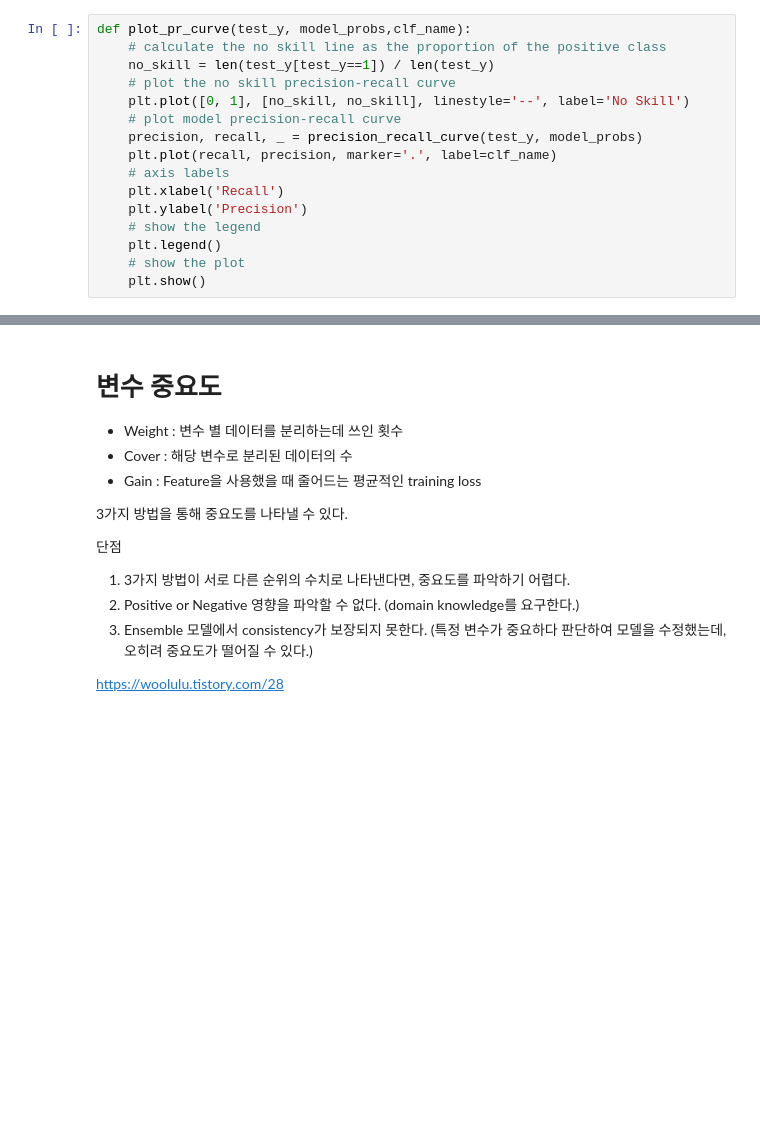
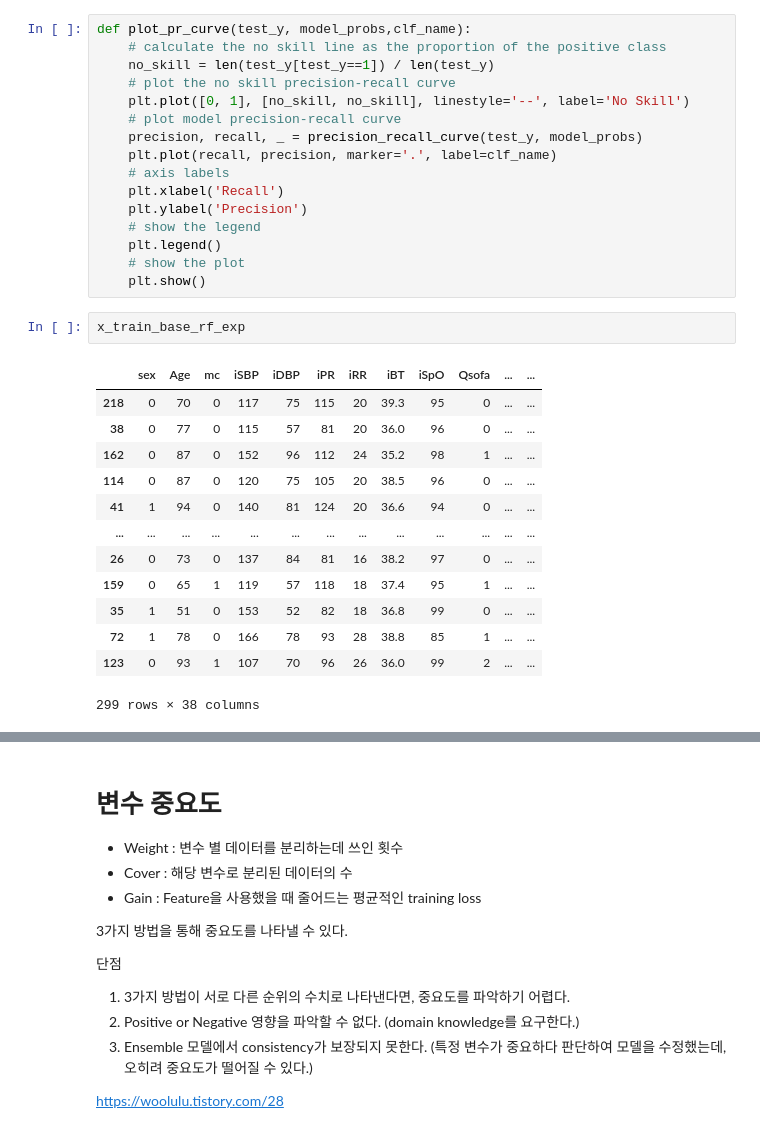
Before and after one commit to bub3690/22-1_multivariate, a Jupyter notebook: final_project/Classification-rftree-pre.ipynb, the cells around one changed output, grey strips where cells are left out. Saved outputs shown, nothing was run; the diff lists cells and outputs as text; blank space fills up the shorter version.

```diff
--- a/final_project/Classification-rftree-pre.ipynb
+++ b/final_project/Classification-rftree-pre.ipynb
@@ -320,6 +337,22 @@ def plot_pr_curve(test_y, model_probs,clf_name):
     plt.legend()
     # show the plot
     plt.show()
+# %%
+x_train_base_rf_exp
+# %% [output]
+|  | sex | Age | mc | iSBP | iDBP | iPR | iRR | iBT | iSpO | Qsofa | ... | ... |
+| 218 | 0 | 70 | 0 | 117 | 75 | 115 | 20 | 39.3 | 95 | 0 | ... | ... |
+| 38 | 0 | 77 | 0 | 115 | 57 | 81 | 20 | 36.0 | 96 | 0 | ... | ... |
+| 162 | 0 | 87 | 0 | 152 | 96 | 112 | 24 | 35.2 | 98 | 1 | ... | ... |
+| 114 | 0 | 87 | 0 | 120 | 75 | 105 | 20 | 38.5 | 96 | 0 | ... | ... |
+| 41 | 1 | 94 | 0 | 140 | 81 | 124 | 20 | 36.6 | 94 | 0 | ... | ... |
+| ... | ... | ... | ... | ... | ... | ... | ... | ... | ... | ... | ... | ... |
+| 26 | 0 | 73 | 0 | 137 | 84 | 81 | 16 | 38.2 | 97 | 0 | ... | ... |
+| 159 | 0 | 65 | 1 | 119 | 57 | 118 | 18 | 37.4 | 95 | 1 | ... | ... |
+| 35 | 1 | 51 | 0 | 153 | 52 | 82 | 18 | 36.8 | 99 | 0 | ... | ... |
+| 72 | 1 | 78 | 0 | 166 | 78 | 93 | 28 | 38.8 | 85 | 1 | ... | ... |
+| 123 | 0 | 93 | 1 | 107 | 70 | 96 | 26 | 36.0 | 99 | 2 | ... | ... |
+299 rows × 38 columns
 # %%
 
 # optimal threshold for precision-recall curve with logistic regression model
```
Also changed, not shown: parts of 22 cells of this notebook, 8 other files.
